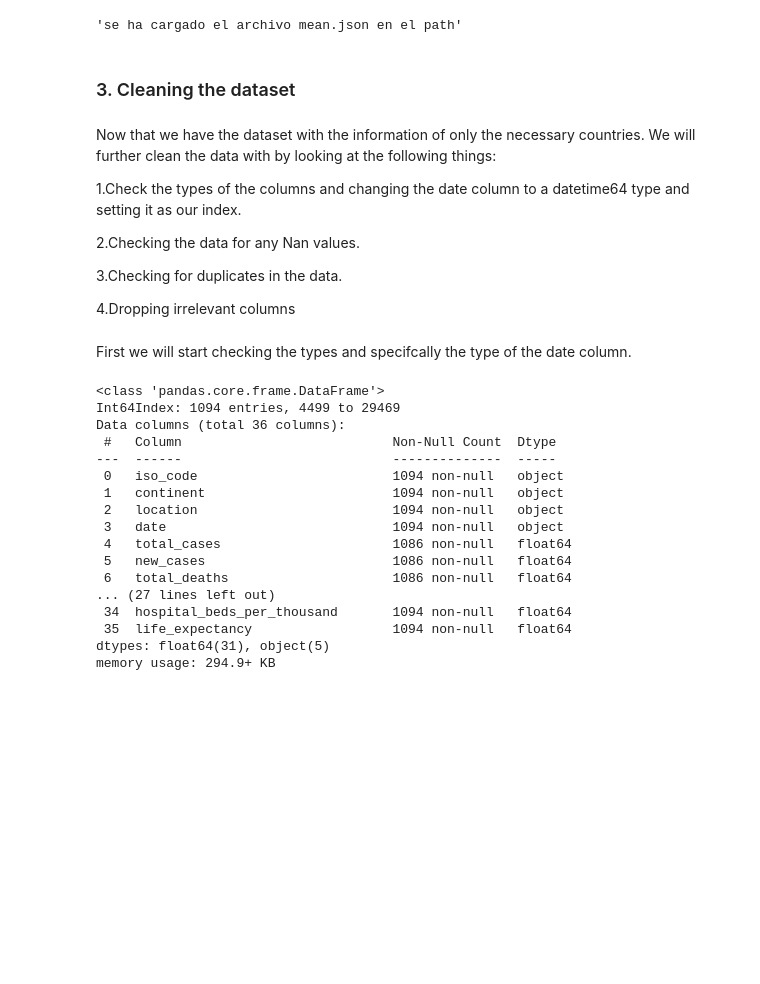
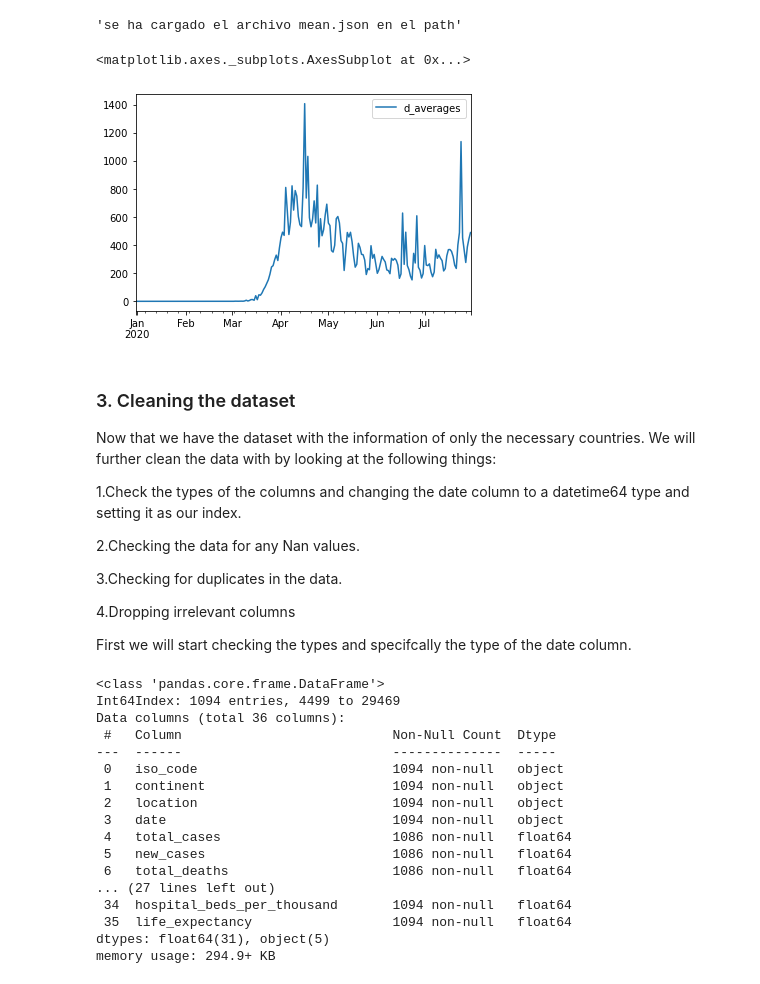
Before and after one commit to RoxannaW/Project_August_Corona, a Jupyter notebook: Roxanna/src/project_main.ipynb, the cells around one changed output. Cells and saved outputs as stored; diff of their text form; code cells hidden in the pictures; blank space fills up the shorter version.

Commit message:
all countries added and added Json

```diff
--- a/Roxanna/src/project_main.ipynb
+++ b/Roxanna/src/project_main.ipynb
@@ -76,6 +74,13 @@ dfjson(Data_all_countries)
-# %% [markdown]
-### 3. Cleaning the dataset
+# %%
+#Unforuntaley it was not possible to retrieve the Json from the api of the other group. Therefor we downloaded the Json file, read it and plotted it.
+df_averages= pd.read_json("d_averages.json")
+df_averages.plot()
+# %% [output]
+<matplotlib.axes._subplots.AxesSubplot at 0x...>
+[figure, added]
 # %% [markdown]
+### 3. Cleaning the dataset
+
 Now that we have the dataset with the information of only the necessary countries. We will further clean the data with by looking at the following things:
 
 1.Check the types of the columns and changing the date column to a datetime64 type and setting it as our index.
@@ -85,8 +90,8 @@ Now that we have the dataset with the information of only the necessary countrie
 3.Checking for duplicates in the data.
 
 4.Dropping irrelevant columns
+
+First we will start checking the types and specifcally the type of the date column.
-# %% [markdown]
-First we will start checking the types and specifcally the type of the date column.
 # %%
 Data_all_countries.info()
 # %% [output]
```
Also changed, not shown: parts of 23 cells of this notebook, 1 other file.
